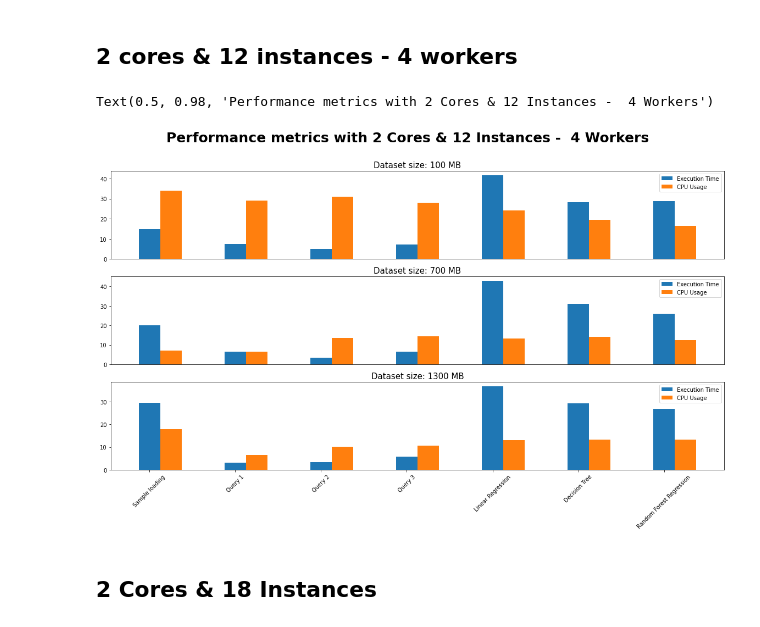
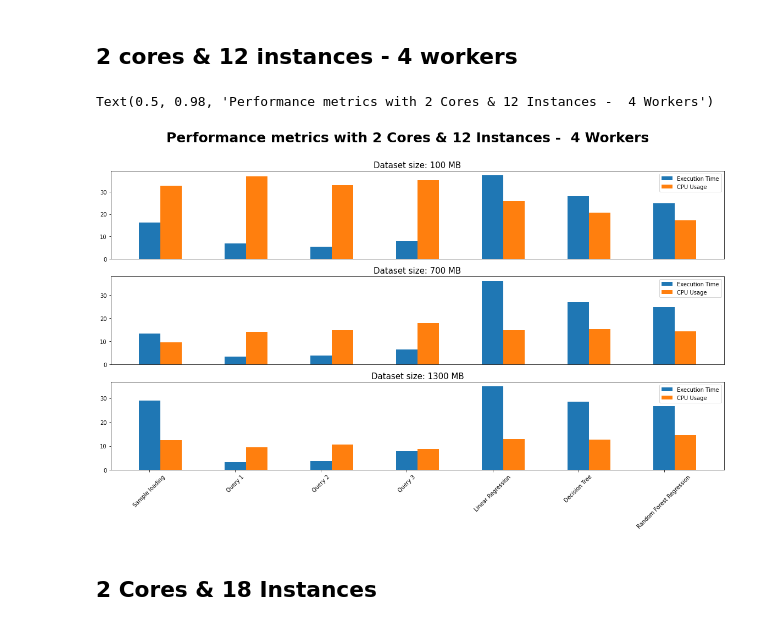
Before and after one commit to LuisPHenriques/EGD_Project, a Jupyter notebook: performance-outputs/performance-plots.ipynb, the cells around one changed output. Cells and saved outputs as stored; diff of their text form; code cells hidden in the pictures.

Commit message:
performance plots updated

```diff
--- a/performance-outputs/performance-plots.ipynb
+++ b/performance-outputs/performance-plots.ipynb
@@ -28,8 +28,9 @@ df3 = pd.read_csv("/Users/vp/Desktop/MDSE/2S/EGD/project/EGD_Project/performance
 df4 = pd.read_csv('/Users/vp/Desktop/MDSE/2S/EGD/project/EGD_Project/performance-csv/2-cores-6-instances-4w.csv')
 df5 = pd.read_csv('/Users/vp/Desktop/MDSE/2S/EGD/project/EGD_Project/performance-csv/2-cores-12-instances-4w.csv')
 df4 = df4.drop('Unnamed: 0', axis=1)
+df5 = df5.drop('Unnamed: 0', axis=1)
 # Concatenate the dataframes
-df = pd.concat([df1, df2, df3, df4], ignore_index=True)
+df = pd.concat([df1, df2, df3, df4,df5], ignore_index=True)
 df['Query/Model'] = df['Query/Model'].replace('Liner Regression', 'Linear Regression')
 # %%
 # fig, axs = plt.subplots(nrows=3, ncols=2, figsize=(40, 15))
@@ -282,36 +415,36 @@ Text(0.5, 0.98, 'Performance metrics with 2 Cores & 12 Instances - 2 Workers')
 # %%
 # 2 cores & 12 instances
 # Create subplots
 fig, axs = plt.subplots(nrows=3, ncols=1, figsize=(20, 10))
-data1 = df[(df['Cores & Instances'] == '2 cores & 6 instances - 4W') & (df['Dataset size'] == 100)].reset_index(drop=True)
+data1 = df[(df['Cores & Instances'] == '2 cores & 12 instances - 4W') & (df['Dataset size'] == 100)].reset_index(drop=True)
 data1['Model_label'] = pd.factorize(data1['Query/Model'])[0]
-data2 = df[(df['Cores & Instances'] == '2 cores & 6 instances - 4W') & (df['Dataset size'] == 700)].reset_index(drop=True)
+data2 = df[(df['Cores & Instances'] == '2 cores & 12 instances - 4W') & (df['Dataset size'] == 700)].reset_index(drop=True)
 data2['Model_label'] = pd.factorize(data2['Query/Model'])[0]
-data3 = df[(df['Cores & Instances'] == '2 cores & 6 instances - 4W') & (df['Dataset size'] == 1300)].reset_index(drop=True)
+data3 = df[(df['Cores & Instances'] == '2 cores & 12 instances - 4W') & (df['Dataset size'] == 1300)].reset_index(drop=True)
 data3['Model_label'] = pd.factorize(data3['Query/Model'])[0]
 # Column 1
 axs[0].bar(data1['Model_label'], data1['Execution Time'],width=0.25, label='Execution Time')
 axs[0].bar(data1['Model_label']+0.25, data1['CPU Usage'],width=0.25, label='CPU Usage')
 axs[0].set_xticks([])
 axs[0].set_title('Dataset size: 100 MB',fontsize=15)
 axs[0].legend()
 # Column 2
 axs[1].bar(data2['Model_label'], data2['Execution Time'],width=0.25, label='Execution Time')
 axs[1].bar(data2['Model_label']+0.25, data2['CPU Usage'],width=0.25, label='CPU Usage')
 axs[1].set_xticks([])
 axs[1].set_title('Dataset size: 700 MB', fontsize=15)
 axs[1].legend()
 # Coumn 3
 axs[2].bar(data3['Model_label'], data3['Execution Time'],width=0.25, label='Execution Time')
 axs[2].bar(data3['Model_label']+0.25, data3['CPU Usage'],width=0.25, label='CPU Usage')
 axs[2].set_xticks(range(len(data3)))
 axs[2].set_xticklabels(data3['Query/Model'].values, rotation=45)
 axs[2].set_title('Dataset size: 1300 MB', fontsize=15)
 axs[2].legend()
 fig.suptitle('Performance metrics with 2 Cores & 12 Instances -  4 Workers', fontsize=25,fontweight="bold")
 # %% [output]
 Text(0.5, 0.98, 'Performance metrics with 2 Cores & 12 Instances -  4 Workers')
-[figure, old version]
+[figure, new version]
 # %% [markdown]
 ## 2 Cores & 18 Instances
 # %%
```
Also changed, not shown: parts of 3 cells of this notebook.
